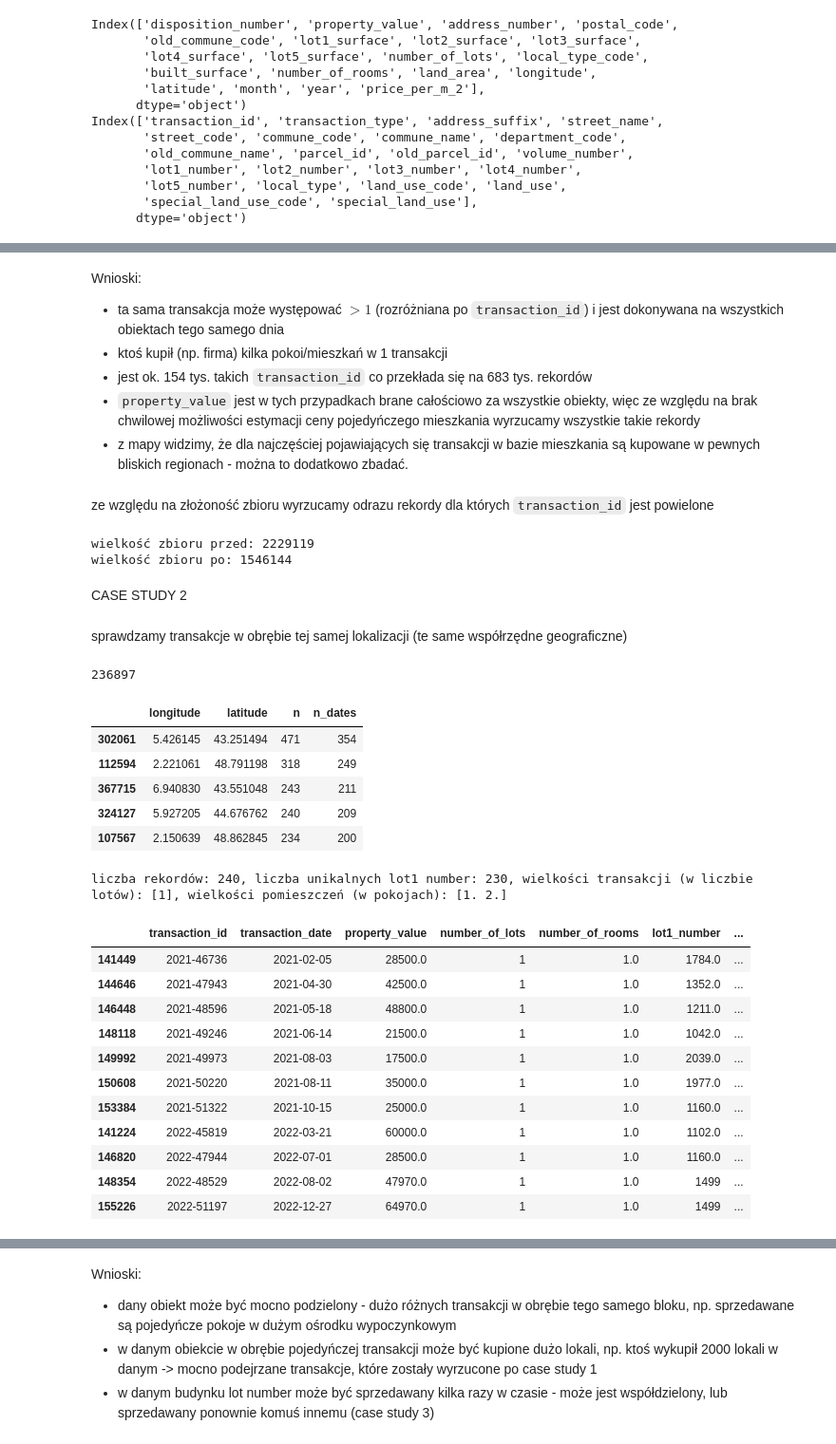
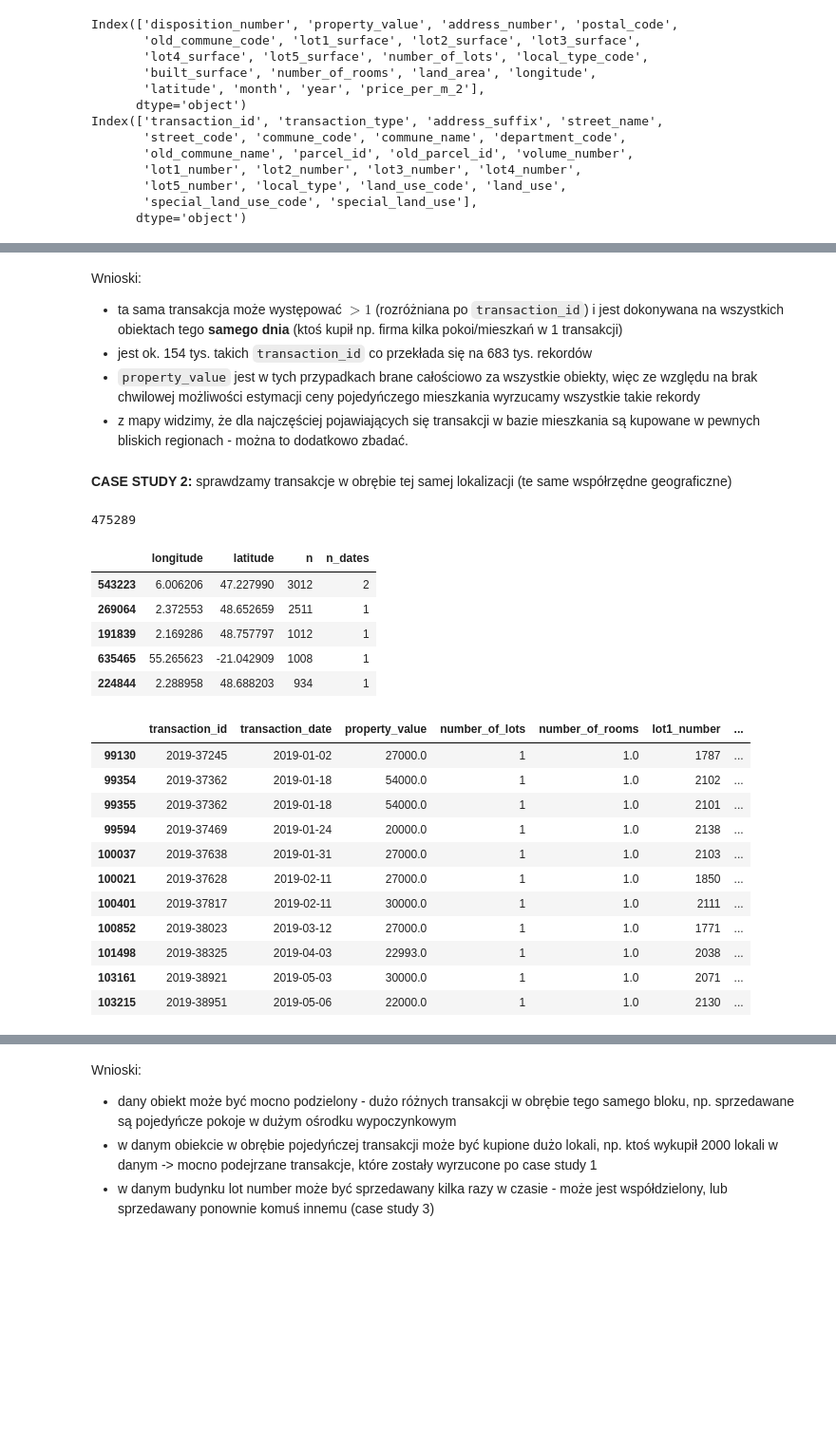
Before and after one commit to jpi0309/Machine-Learning-for-Housing-Valuation-in-France, a Jupyter notebook: data_preparation.ipynb, the cells around one changed output, grey strips where cells are left out. Shown: that part at 95% size. Cells and saved outputs as stored; diff of their text form; code cells hidden in the pictures; blank space fills up the shorter version.

```diff
--- a/data_preparation.ipynb
+++ b/data_preparation.ipynb
@@ -11,13 +16,17 @@ wczytujemy dane zakres 2021-2024 (możemy dociągnąć większy okres, ale to po
 # %%
-years = [2021, 2022, 2023, 2024]
+years = [2019, 2020, 2021, 2022, 2023, 2024]
 data_size = []
 
 data = pd.DataFrame()
+i = 0
 
 for year in years:
 
-    filename = f"D:\\nieruchomosci v2.0\\full_{year}.csv.gz"
-    new = pd.read_csv(filename, compression='gzip')
+    filename = f"D:\\nieruchomosci_v2.0\\data\\full_{year}.csv"
+    new = pd.read_csv(filename, low_memory=False)
+
+    i+=1
+    print(f'{i}/{len(years)}')
 
     data = pd.concat([data, new])
     data_size.append(len(new))
@@ -254,23 +447,11 @@ plt.show()
 # %% [markdown]
 Wnioski:
-- ta sama transakcja może występować $>1$ (rozróżniana po `transaction_id`) i jest dokonywana na wszystkich obiektach tego samego dnia
-- ktoś kupił (np. firma) kilka pokoi/mieszkań w 1 transakcji
+- ta sama transakcja może występować $>1$ (rozróżniana po `transaction_id`) i jest dokonywana na wszystkich obiektach tego **samego dnia** (ktoś kupił np. firma kilka pokoi/mieszkań w 1 transakcji)
 - jest ok. 154 tys. takich `transaction_id` co przekłada się na 683 tys. rekordów
 - `property_value` jest w tych przypadkach brane całościowo za wszystkie obiekty, więc ze względu na brak chwilowej możliwości estymacji ceny pojedyńczego mieszkania wyrzucamy wszystkie takie rekordy
 - z mapy widzimy, że dla najczęściej pojawiających się transakcji w bazie mieszkania są kupowane w pewnych bliskich regionach - można to dodatkowo zbadać.
-# %% [markdown]
-ze względu na złożoność zbioru wyrzucamy odrazu rekordy dla których `transaction_id` jest powielone
-# %%
-print(f'wielkość zbioru przed: {len(data_apartments)}')
-data_apartments = data_apartments[~data_apartments.transaction_id.isin(sus.transaction_id)]
-print(f'wielkość zbioru po: {len(data_apartments)}')
-# %% [output]
-wielkość zbioru przed: 2229119
-wielkość zbioru po: 1546144
 # %% [markdown]
-CASE STUDY 2
+**CASE STUDY 2:** sprawdzamy transakcje w obrębie tej samej lokalizacji (te same współrzędne geograficzne)
-# %% [markdown]
-sprawdzamy transakcje w obrębie tej samej lokalizacji (te same współrzędne geograficzne)
 # %%
 case2 = data_apartments.groupby(['longitude', 'latitude']).agg(n=('longitude', 'size'), n_dates=('transaction_date', 'nunique')).reset_index()
 sus = case2[(case2['n'] > 1)]
@@ -278,43 +459,32 @@ sus = case2[(case2['n'] > 1)]
 print(len(sus))
 display(sus.sort_values('n', ascending=False).head())
 # %% [output]
-236897
+475289
 |  | longitude | latitude | n | n_dates |
-| 302061 | 5.426145 | 43.251494 | 471 | 354 |
-| 112594 | 2.221061 | 48.791198 | 318 | 249 |
-| 367715 | 6.940830 | 43.551048 | 243 | 211 |
-| 324127 | 5.927205 | 44.676762 | 240 | 209 |
-| 107567 | 2.150639 | 48.862845 | 234 | 200 |
+| 543223 | 6.006206 | 47.227990 | 3012 | 2 |
+| 269064 | 2.372553 | 48.652659 | 2511 | 1 |
+| 191839 | 2.169286 | 48.757797 | 1012 | 1 |
+| 635465 | 55.265623 | -21.042909 | 1008 | 1 |
+| 224844 | 2.288958 | 48.688203 | 934 | 1 |
 # %%
 example = data_apartments[(data_apartments.longitude == 5.927205) & (data_apartments.latitude == 44.676762)]
-
-print(
-    f"liczba rekordów: {len(example)}, "
-    f"liczba unikalnych lot1 number: {len(example.lot1_number.unique())}, "
-    f"wielkości transakcji (w liczbie lotów): {example.number_of_lots.unique()}, "
-    f"wielkości pomieszczeń (w pokojach): {example.number_of_rooms.unique()}"
-)
 
 # powielony lot
 sus = example['lot1_number'].value_counts()
 sus = sus[sus > 1]
 
 display(example[example['lot1_number'].isin(sus.index)].loc[:,['transaction_id', 'transaction_date', 'property_value', 'number_of_lots', 'number_of_rooms',
     'lot1_number', 'lot1_surface']].sort_values('transaction_date').head(11))
-
-
-# być może dany lot number był współ dzielony, albo sprzedawany i kupowany ponownie
 # %% [output]
-liczba rekordów: 240, liczba unikalnych lot1 number: 230, wielkości transakcji (w liczbie lotów): [1], wielkości pomieszczeń (w pokojach): [1. 2.]
 |  | transaction_id | transaction_date | property_value | number_of_lots | number_of_rooms | lot1_number | ... |
-| 141449 | 2021-46736 | 2021-02-05 | 28500.0 | 1 | 1.0 | 1784.0 | ... |
-| 144646 | 2021-47943 | 2021-04-30 | 42500.0 | 1 | 1.0 | 1352.0 | ... |
-| 146448 | 2021-48596 | 2021-05-18 | 48800.0 | 1 | 1.0 | 1211.0 | ... |
-| 148118 | 2021-49246 | 2021-06-14 | 21500.0 | 1 | 1.0 | 1042.0 | ... |
-| 149992 | 2021-49973 | 2021-08-03 | 17500.0 | 1 | 1.0 | 2039.0 | ... |
-| 150608 | 2021-50220 | 2021-08-11 | 35000.0 | 1 | 1.0 | 1977.0 | ... |
-| 153384 | 2021-51322 | 2021-10-15 | 25000.0 | 1 | 1.0 | 1160.0 | ... |
-| 141224 | 2022-45819 | 2022-03-21 | 60000.0 | 1 | 1.0 | 1102.0 | ... |
-| 146820 | 2022-47944 | 2022-07-01 | 28500.0 | 1 | 1.0 | 1160.0 | ... |
-| 148354 | 2022-48529 | 2022-08-02 | 47970.0 | 1 | 1.0 | 1499 | ... |
-| 155226 | 2022-51197 | 2022-12-27 | 64970.0 | 1 | 1.0 | 1499 | ... |
+| 99130 | 2019-37245 | 2019-01-02 | 27000.0 | 1 | 1.0 | 1787 | ... |
+| 99354 | 2019-37362 | 2019-01-18 | 54000.0 | 1 | 1.0 | 2102 | ... |
+| 99355 | 2019-37362 | 2019-01-18 | 54000.0 | 1 | 1.0 | 2101 | ... |
+| 99594 | 2019-37469 | 2019-01-24 | 20000.0 | 1 | 1.0 | 2138 | ... |
+| 100037 | 2019-37638 | 2019-01-31 | 27000.0 | 1 | 1.0 | 2103 | ... |
+| 100021 | 2019-37628 | 2019-02-11 | 27000.0 | 1 | 1.0 | 1850 | ... |
+| 100401 | 2019-37817 | 2019-02-11 | 30000.0 | 1 | 1.0 | 2111 | ... |
+| 100852 | 2019-38023 | 2019-03-12 | 27000.0 | 1 | 1.0 | 1771 | ... |
+| 101498 | 2019-38325 | 2019-04-03 | 22993.0 | 1 | 1.0 | 2038 | ... |
+| 103161 | 2019-38921 | 2019-05-03 | 30000.0 | 1 | 1.0 | 2071 | ... |
+| 103215 | 2019-38951 | 2019-05-06 | 22000.0 | 1 | 1.0 | 2130 | ... |
```
Also changed, not shown: parts of 62 cells of this notebook.
